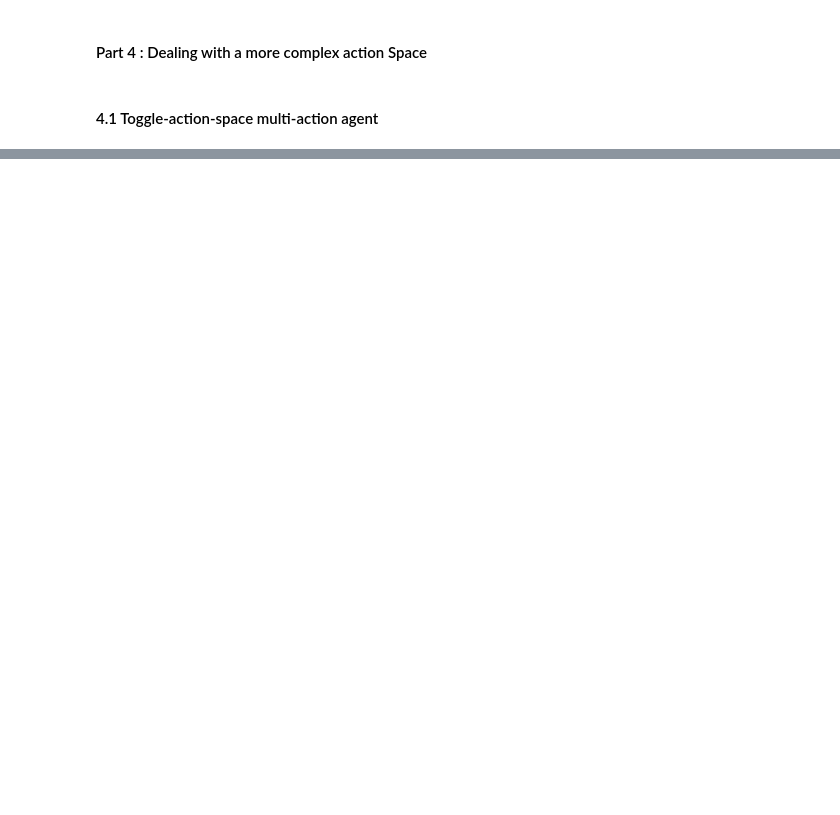
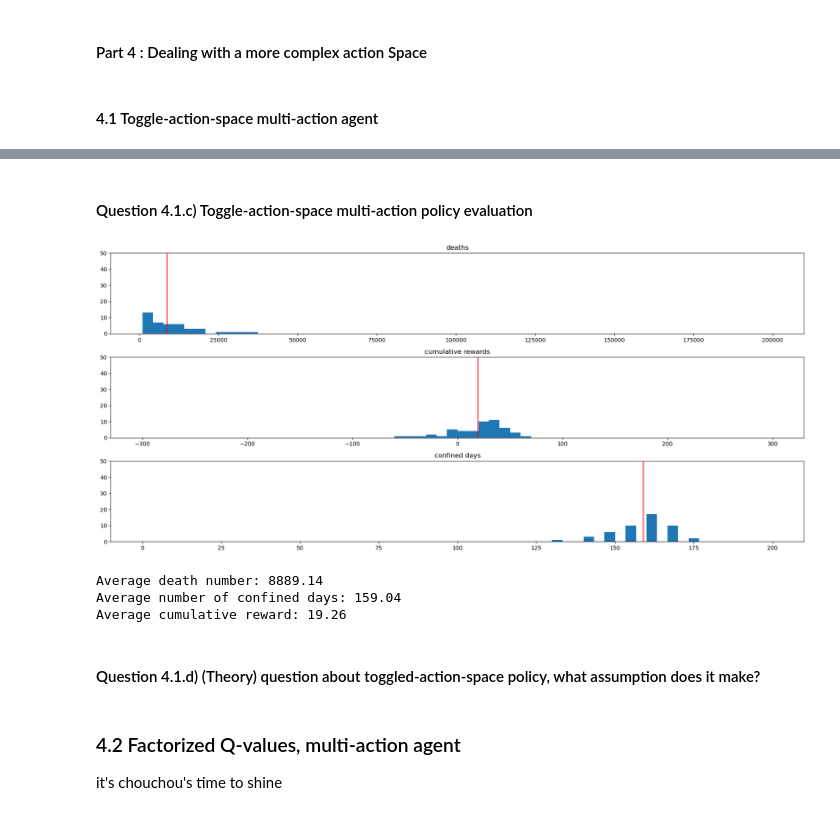
Before and after one commit to hichemhadhri/Miniproject_DQN-2, a Jupyter notebook: final.ipynb, the cells around one changed output, grey strips where cells are left out. Drawn from its saved outputs; the diff is of its cells as text; code cells hidden in the pictures; blank space fills up the shorter version.

```diff
--- a/final.ipynb
+++ b/final.ipynb
@@ -518,19 +838,0 @@ for trace in range(num_traces):
-# %%
-
-# replace zeros in the evaluation trace with the last non-zero value (we evaluate every 50 episodes)
-for t in range(num_traces):
-    for e in range(num_episodes):
-        if eval_trace[t,e] == 0:
-            eval_trace[t,e] = eval_trace[t,e-1]
-
-
-# plot the training and evaluation traces
-plt.figure(figsize=(10,5))
-# change opactiy to 0.5 for a more transparent plot
-colors = ['green','blue','orange']
-
-[plt.scatter(np.arange(num_episodes),train_trace[t],label='Train',alpha=0.5,color=colors[t]) for t in range(num_traces)]
-plt.plot(np.arange(num_episodes),np.mean(eval_trace,axis=0),label='Eval',color='red')
-plt.legend()
-plt.xlabel('Episode')
-plt.ylabel('Reward')
@@ -926,3 +1278,5 @@ best_reward /20
+# %% [markdown]
+#### Question 4.1.c) Toggle-action-space multi-action policy evaluation
 # %%
 dyn = ModelDynamics('config/switzerland.yaml') #load the switzerland map
 
@@ -939,7 +1293,7 @@ observation_space   =   spaces.Box( low=0,
 env = Env(dyn, action_space=action_space, observation_space=observation_space, action_preprocessor=Utils.action_preprocessor,observation_preprocessor=Utils.observation_preprocessor_action)
 
 # Define the agent
-agent = QAgentMulti(env, device , dyn.n_cities * 2 * dyn.env_step_length +5 )
+agent = QAgentMulti(env, device , dyn.n_cities * 2 * dyn.env_step_length +4 )
 
 agent.load_model('models/best_model_multi')
 
@@ -947,7 +1301,8 @@ nb_all_confinement = []
 nb_all_rewards = []
 nb_all_deaths = []
 
-"""Run the simulations, seeded"""
+"""Run the simulations, seeded 3 times"""
+
 for trace in range(50):
     log = []
     finished = False
@@ -969,30 +1324,35 @@ for trace in range(50):
     total, cities, actions = parse_logs(dyn, log)
 
     # compute the number of days in confinement
     nb_comfinement = np.sum(actions['confinement']) * 7
     nb_all_confinement.append(nb_comfinement)
 
     # compute the cumulative reward
     cumulative_rewards = sum(Rs)
     nb_all_rewards.append(int(cumulative_rewards))
 
     # compute the number of deaths
     nb_deaths = total['dead'][-1]
     nb_all_deaths.append(nb_deaths)
 
 
 
 """ Plot """
 fig, ax = plt.subplots(3,figsize=(18,8))
 
 hist_avg(ax[0], nb_all_deaths,'deaths')
 hist_avg(ax[1], nb_all_rewards,'cumulative rewards')
 hist_avg(ax[2], nb_all_confinement,'confined days')
 
 fig.tight_layout()
 plt.show()
 
 """ Print """
 print(f'Average death number: {np.mean(nb_all_deaths)}')
 print(f'Average number of confined days: {np.mean(nb_all_confinement)}')
 print(f'Average cumulative reward: {np.mean(nb_all_rewards)}')
+# %% [output]
+[figure, added]
+Average death number: 8889.14
+Average number of confined days: 159.04
+Average cumulative reward: 19.26
@@ -1019,0 +1359,5 @@ plot_info(total, cities, actions)
+# %% [markdown]
+#### Question 4.1.d) (Theory) question about toggled-action-space policy, what assumption does it make?
+# %% [markdown]
+### 4.2 Factorized Q-values, multi-action agent
+it's chouchou's time to shine
```
Also changed, not shown: parts of 35 cells of this notebook.
